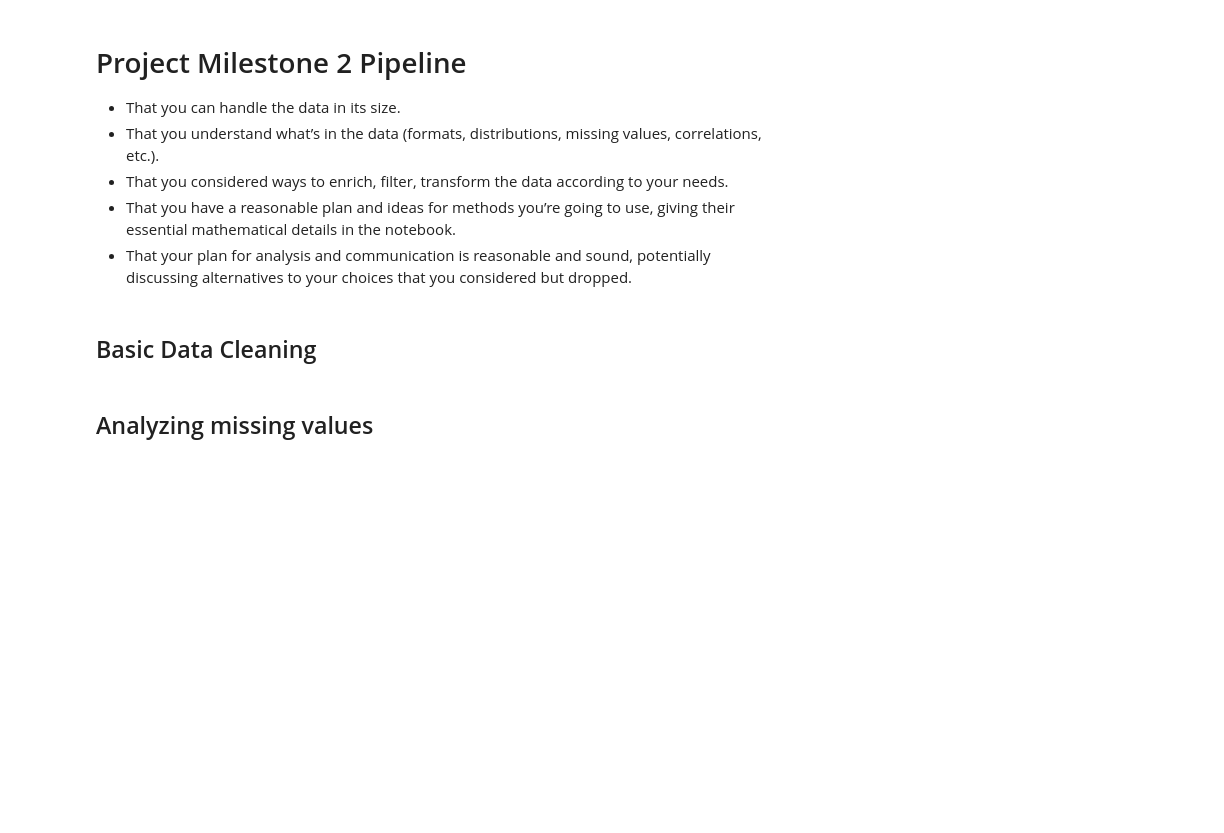
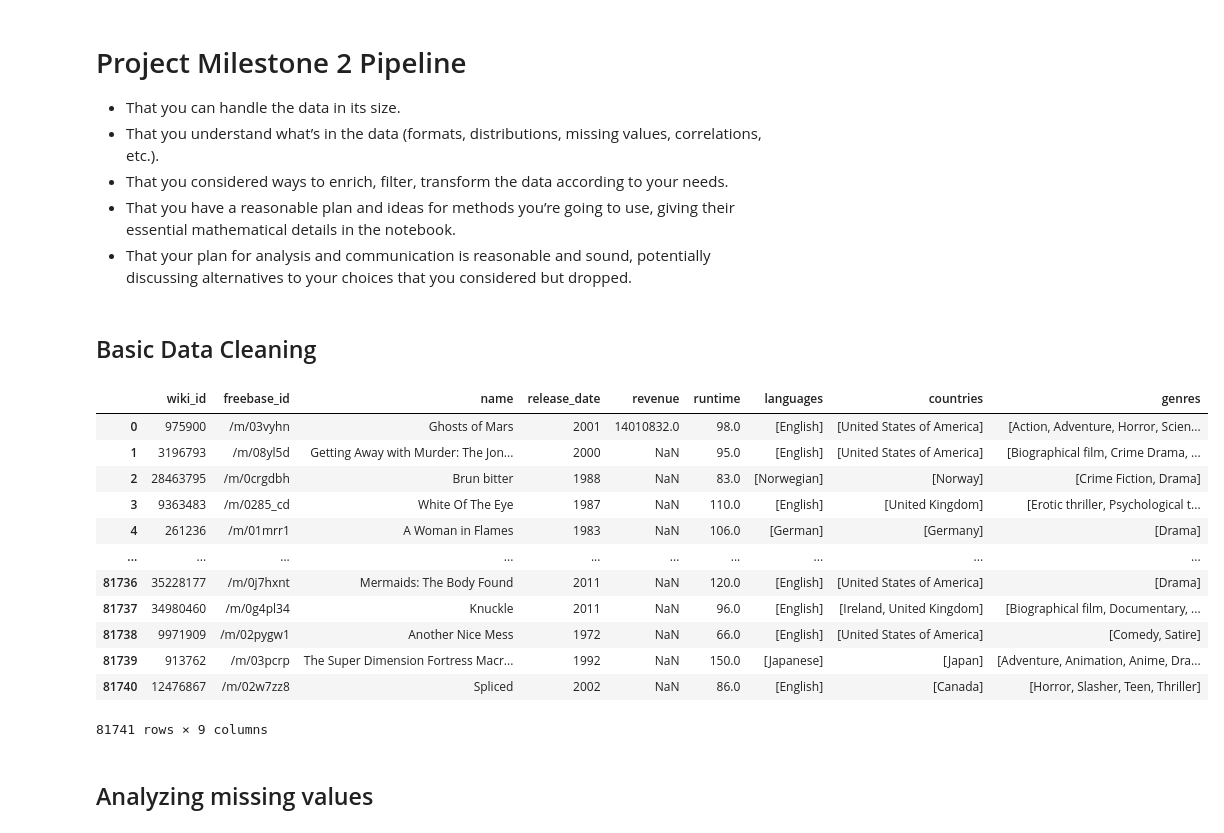
Before and after one commit to epfl-ada/ada-2022-project-adawizardry, a Jupyter notebook: main.ipynb, the cells around one changed output. Drawn from its saved outputs; the diff is of its cells as text; code cells hidden in the pictures; blank space fills up the shorter version.

```diff
--- a/main.ipynb
+++ b/main.ipynb
@@ -33,32 +33,66 @@ name_df = pd.read_csv(
 # %%
 import re
 
+movie_df = pd.read_csv(
+    './rawdata/MovieSummaries/movie.metadata.tsv',
+    sep="\t",
+    names=movie_cols
+)
+
 # Parses the multi value structure of the dataset format into a sorted array of items
+# Returns null values for empty lists as NaN (so all missing values we use are NaN)
 def parse_multi_values(x):
-    if not x :
-        return []
+    if not x:
+        return np.NaN
     x = x.split(',')
     result = []
     for combo in x:
         combo = combo.split(":")
         if len(combo) > 1:
             combo[1] = re.sub("[^a-zA-Z0-9\s]+", "", combo[1])
             combo[1] = re.sub("^\s", "", combo[1])
+            combo[1] = combo[1].strip()
             result.append(combo[1])
+    if not result:
+        return np.NaN
     return sorted(result)
+
+# Parses the language column specifically by removing "Langauge" from each entry
+def parse_language(languages):
+    if not languages or type(languages) != list:
+        return np.NaN
+    return list(map(lambda l : l.replace("Language", "").strip(), languages))
 
 # Parses the date format into an int representing only the year. Values with missing entries are given NaN.
 def parse_date(x):
     if not x or x == np.nan:
         return np.NaN
     return str(x).split("-")[0]
 
 # Parse multi value attributes into arrays
 for attribute in ["languages", "countries", "genres"]:
     movie_df[attribute] = movie_df[attribute].apply(parse_multi_values)
 
+# Remove "Language" from language column
+movie_df["languages"] = movie_df["languages"].apply(parse_language)
+
 # Parse release-date to all use the year as an int (don't need increased granularity right now)
 movie_df["release_date"] = movie_df["release_date"].apply(parse_date)
+movie_df
+# %% [output]
+|  | wiki_id | freebase_id | name | release_date | revenue | runtime | languages | countries | genres |
+| 0 | 975900 | /m/03vyhn | Ghosts of Mars | 2001 | 14010832.0 | 98.0 | [English] | [United States of America] | [Action, Adventure, Horror, Scien... |
+| 1 | 3196793 | /m/08yl5d | Getting Away with Murder: The Jon... | 2000 | NaN | 95.0 | [English] | [United States of America] | [Biographical film, Crime Drama, ... |
+| 2 | 28463795 | /m/0crgdbh | Brun bitter | 1988 | NaN | 83.0 | [Norwegian] | [Norway] | [Crime Fiction, Drama] |
+| 3 | 9363483 | /m/0285_cd | White Of The Eye | 1987 | NaN | 110.0 | [English] | [United Kingdom] | [Erotic thriller, Psychological t... |
+| 4 | 261236 | /m/01mrr1 | A Woman in Flames | 1983 | NaN | 106.0 | [German] | [Germany] | [Drama] |
+| ... | ... | ... | ... | ... | ... | ... | ... | ... | ... |
+| 81736 | 35228177 | /m/0j7hxnt | Mermaids: The Body Found | 2011 | NaN | 120.0 | [English] | [United States of America] | [Drama] |
+| 81737 | 34980460 | /m/0g4pl34 | Knuckle | 2011 | NaN | 96.0 | [English] | [Ireland, United Kingdom] | [Biographical film, Documentary, ... |
+| 81738 | 9971909 | /m/02pygw1 | Another Nice Mess | 1972 | NaN | 66.0 | [English] | [United States of America] | [Comedy, Satire] |
+| 81739 | 913762 | /m/03pcrp | The Super Dimension Fortress Macr... | 1992 | NaN | 150.0 | [Japanese] | [Japan] | [Adventure, Animation, Anime, Dra... |
+| 81740 | 12476867 | /m/02w7zz8 | Spliced | 2002 | NaN | 86.0 | [English] | [Canada] | [Horror, Slasher, Teen, Thriller] |
+81741 rows × 9 columns
 # %% [markdown]
 ## Analyzing missing values
 # %%
```
Also changed, not shown: parts of 1 cell of this notebook.
